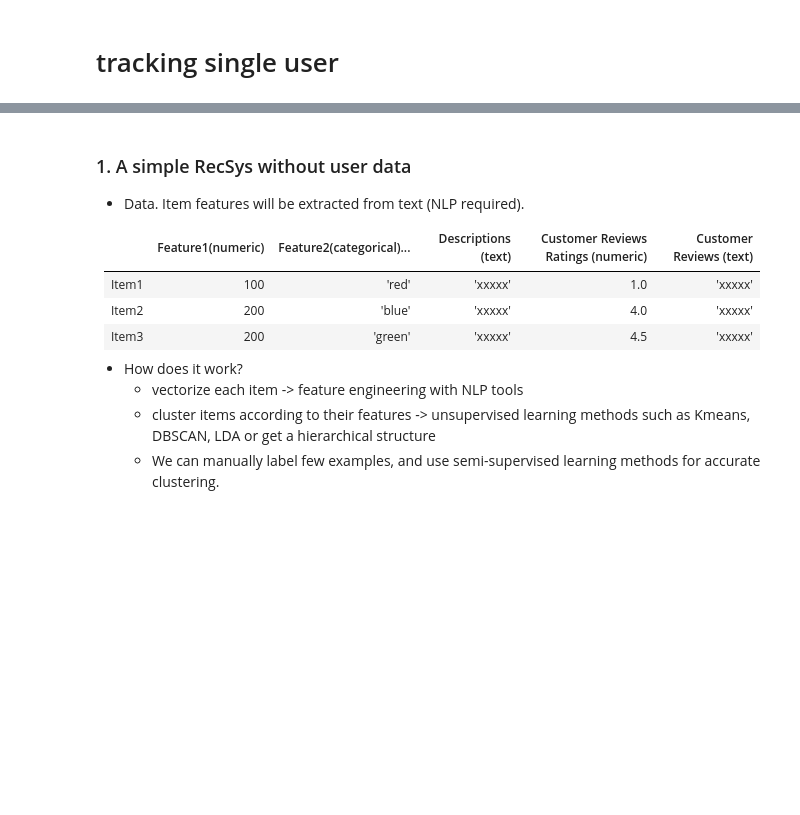
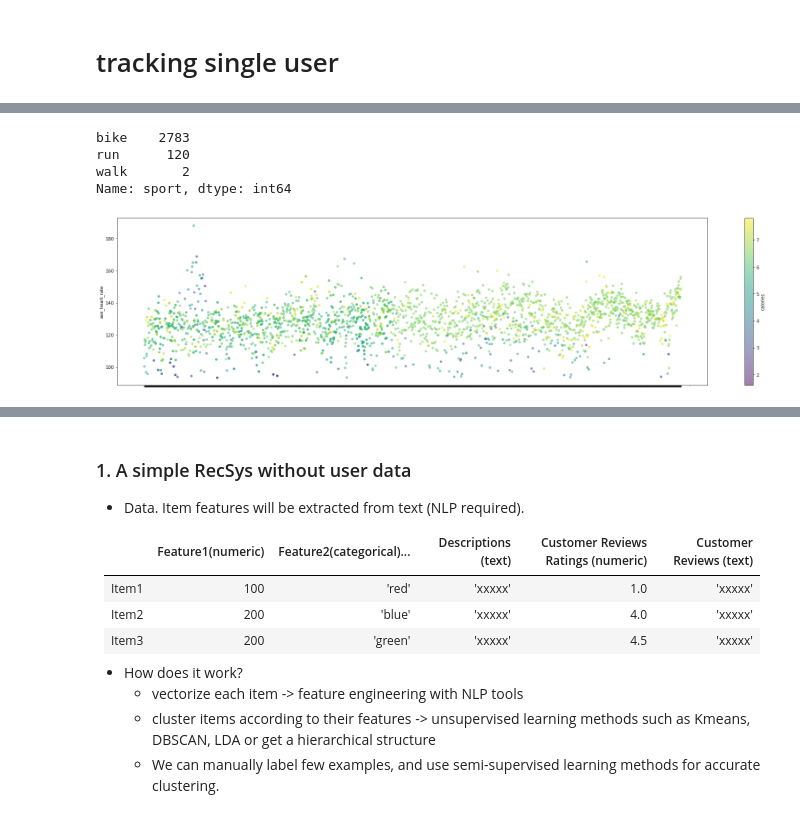
Before and after one commit to wangjing0/RS, a Jupyter notebook: NOTES.ipynb, the cells around one changed output, grey strips where cells are left out. Cells and saved outputs as stored; diff of their text form; code cells hidden in the pictures; blank space fills up the shorter version.

```diff
--- a/NOTES.ipynb
+++ b/NOTES.ipynb
@@ -312,5 +312,6 @@ sns.kdeplot(ax = axs[1], x='distance', y='calories', data = df_, hue=hue, levels
 # %% [markdown]
 # tracking single user
 # %%
-df_.distance.min()
+user_top_1 = df.userId.value_counts().nlargest(1).index[0]
+user_top_1
 # %% [output]
@@ -325,0 +319,3 @@ df_hr.ave_longitude.mean()
+# %%
+df_top_user = df[df['userId']==user_top_1]
+df_top_user.shape
@@ -325,0 +348,16 @@ df_hr.ave_longitude.mean()
+# %%
+df_top_user.sport.value_counts()
+# %% [output]
+bike    2783
+run      120
+walk       2
+Name: sport, dtype: int64
+# %%
+#remove_outliers_inplace(df_top_user, ['duration','distance','calories'],log_transform = True)
+df_top_user.plot.scatter(x='start_time',
+                         y='ave_heart_rate',
+                         c='calories',
+                         colormap='viridis',
+                         alpha=0.5,figsize=(30,7));
+# %% [output]
+[figure, added]
```
Also changed, not shown: parts of 9 cells of this notebook.
